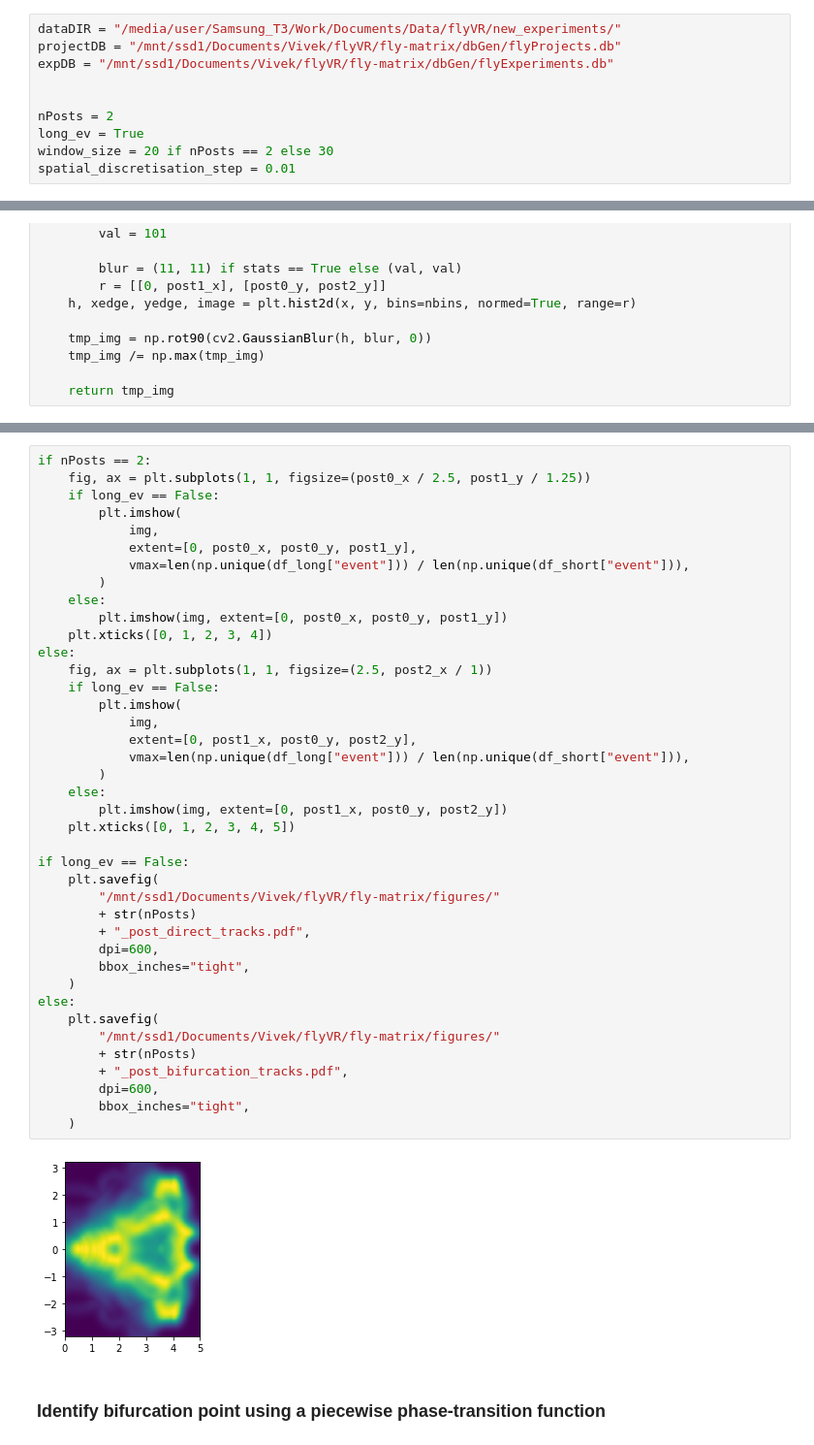
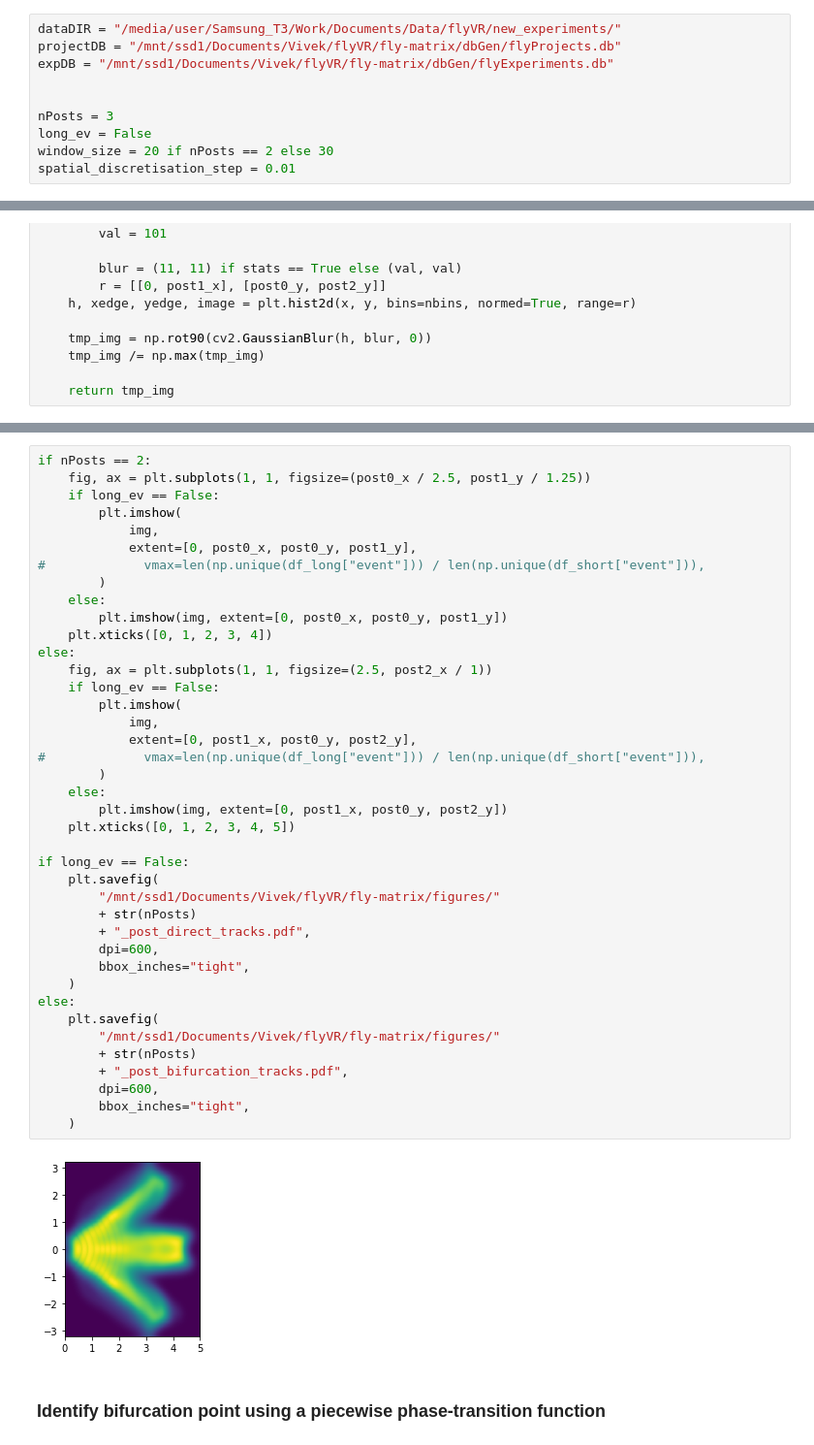
Before and after one commit to RnoB/fly-matrix, a Jupyter notebook: tracks_visualisation.ipynb, the cells around one changed output, grey strips where cells are left out. Shown at 97% size. Cells and saved outputs as stored; diff of their text form.

```diff
--- a/tracks_visualisation.ipynb
+++ b/tracks_visualisation.ipynb
@@ -29,8 +29,8 @@ projectDB = "/mnt/ssd1/Documents/Vivek/flyVR/fly-matrix/dbGen/flyProjects.db"
 expDB = "/mnt/ssd1/Documents/Vivek/flyVR/fly-matrix/dbGen/flyExperiments.db"
 
 
-nPosts = 2
-long_ev = True
+nPosts = 3
+long_ev = False
 window_size = 20 if nPosts == 2 else 30
 spatial_discretisation_step = 0.01
 # %%
@@ -577,41 +577,41 @@ if nPosts == 2:
         plt.imshow(
             img,
             extent=[0, post0_x, post0_y, post1_y],
-            vmax=len(np.unique(df_long["event"])) / len(np.unique(df_short["event"])),
+#             vmax=len(np.unique(df_long["event"])) / len(np.unique(df_short["event"])),
         )
     else:
         plt.imshow(img, extent=[0, post0_x, post0_y, post1_y])
     plt.xticks([0, 1, 2, 3, 4])
 else:
     fig, ax = plt.subplots(1, 1, figsize=(2.5, post2_x / 1))
     if long_ev == False:
         plt.imshow(
             img,
             extent=[0, post1_x, post0_y, post2_y],
-            vmax=len(np.unique(df_long["event"])) / len(np.unique(df_short["event"])),
+#             vmax=len(np.unique(df_long["event"])) / len(np.unique(df_short["event"])),
         )
     else:
         plt.imshow(img, extent=[0, post1_x, post0_y, post2_y])
     plt.xticks([0, 1, 2, 3, 4, 5])
 
 if long_ev == False:
     plt.savefig(
         "/mnt/ssd1/Documents/Vivek/flyVR/fly-matrix/figures/"
         + str(nPosts)
         + "_post_direct_tracks.pdf",
         dpi=600,
         bbox_inches="tight",
     )
 else:
     plt.savefig(
         "/mnt/ssd1/Documents/Vivek/flyVR/fly-matrix/figures/"
         + str(nPosts)
         + "_post_bifurcation_tracks.pdf",
         dpi=600,
         bbox_inches="tight",
     )
 # %% [output]
-[figure, old version]
+[figure, new version]
 # %% [markdown]
 ### Identify bifurcation point using a piecewise phase-transition function
 # %% [markdown]
```
Also changed, not shown: parts of 4 cells of this notebook, 4 other files.
